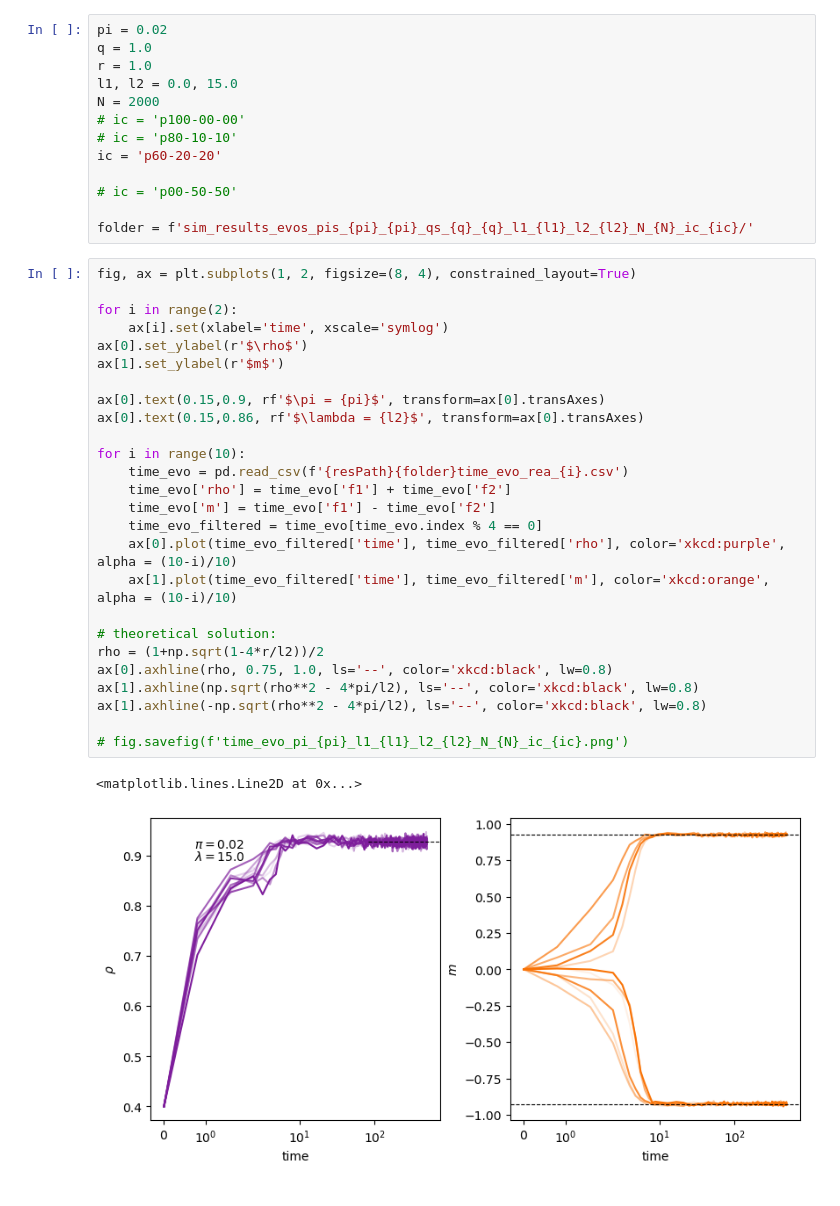
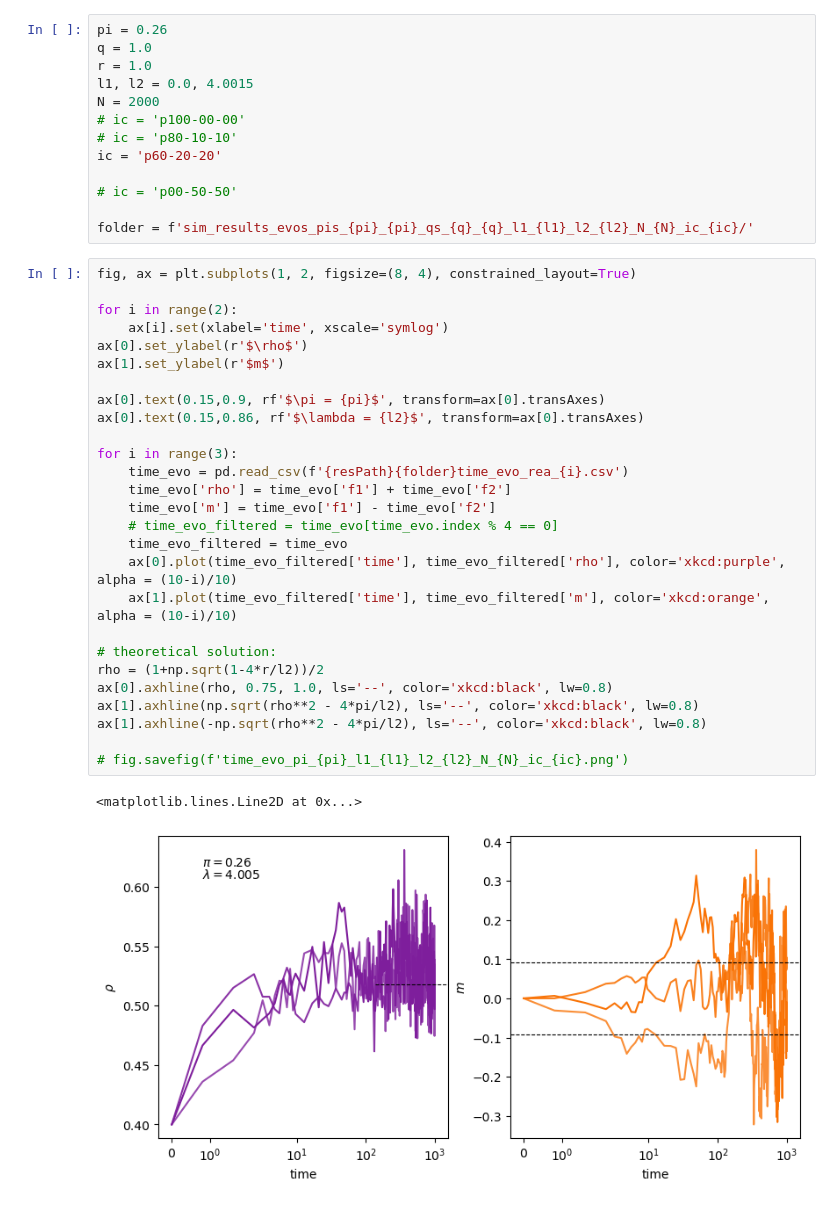
Before and after one commit to dmarchp/TFM_code, a Jupyter notebook: non_lin_models/gillespie_non_lin_model/first_tests.ipynb, the cells around one changed output. Cells and saved outputs as stored; diff of their text form.

```diff
--- a/non_lin_models/gillespie_non_lin_model/first_tests.ipynb
+++ b/non_lin_models/gillespie_non_lin_model/first_tests.ipynb
@@ -14,8 +14,8 @@ else:
 # %%
-pi = 0.02
+pi = 0.26
 q = 1.0
 r = 1.0
-l1, l2 = 0.0, 15.0
+l1, l2 = 0.0, 4.0015
 N = 2000
 # ic = 'p100-00-00'
 # ic = 'p80-10-10'
@@ -27,29 +27,30 @@ folder = f'sim_results_evos_pis_{pi}_{pi}_qs_{q}_{q}_l1_{l1}_l2_{l2}_N_{N}_ic_{i
 # %%
 fig, ax = plt.subplots(1, 2, figsize=(8, 4), constrained_layout=True)
 
 for i in range(2):
     ax[i].set(xlabel='time', xscale='symlog')
 ax[0].set_ylabel(r'$\rho$')
 ax[1].set_ylabel(r'$m$')
 
 ax[0].text(0.15,0.9, rf'$\pi = {pi}$', transform=ax[0].transAxes)
 ax[0].text(0.15,0.86, rf'$\lambda = {l2}$', transform=ax[0].transAxes)
 
-for i in range(10):
+for i in range(3):
     time_evo = pd.read_csv(f'{resPath}{folder}time_evo_rea_{i}.csv')
     time_evo['rho'] = time_evo['f1'] + time_evo['f2']
     time_evo['m'] = time_evo['f1'] - time_evo['f2']
-    time_evo_filtered = time_evo[time_evo.index % 4 == 0]
+    # time_evo_filtered = time_evo[time_evo.index % 4 == 0]
+    time_evo_filtered = time_evo
     ax[0].plot(time_evo_filtered['time'], time_evo_filtered['rho'], color='xkcd:purple', alpha = (10-i)/10)
     ax[1].plot(time_evo_filtered['time'], time_evo_filtered['m'], color='xkcd:orange', alpha = (10-i)/10)
 
 # theoretical solution:
 rho = (1+np.sqrt(1-4*r/l2))/2
 ax[0].axhline(rho, 0.75, 1.0, ls='--', color='xkcd:black', lw=0.8)
 ax[1].axhline(np.sqrt(rho**2 - 4*pi/l2), ls='--', color='xkcd:black', lw=0.8)
 ax[1].axhline(-np.sqrt(rho**2 - 4*pi/l2), ls='--', color='xkcd:black', lw=0.8)
 
 # fig.savefig(f'time_evo_pi_{pi}_l1_{l1}_l2_{l2}_N_{N}_ic_{ic}.png')
 # %% [output]
 <matplotlib.lines.Line2D at 0x...>
-[figure, old version]
+[figure, new version]
```
Also changed, not shown: parts of 3 cells of this notebook, 19 other files.
